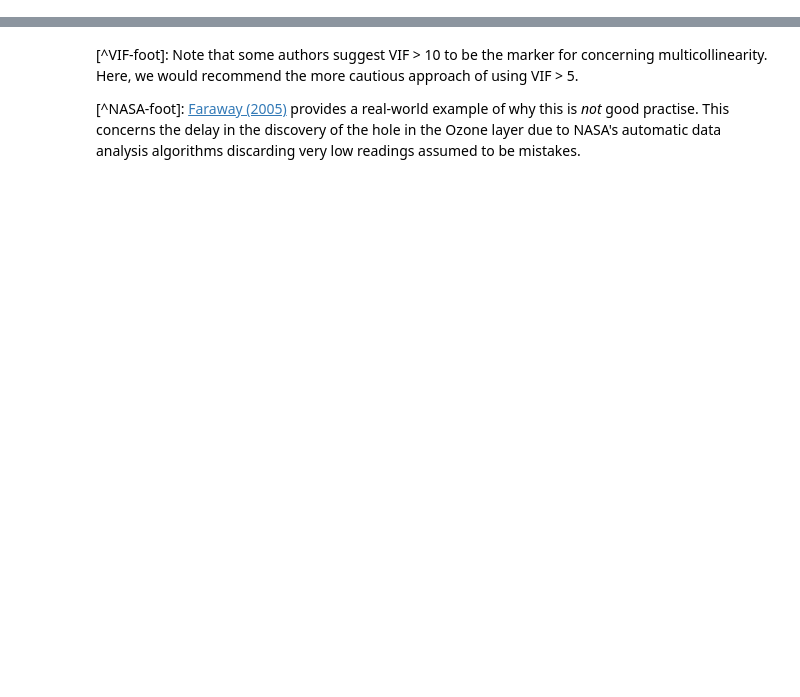
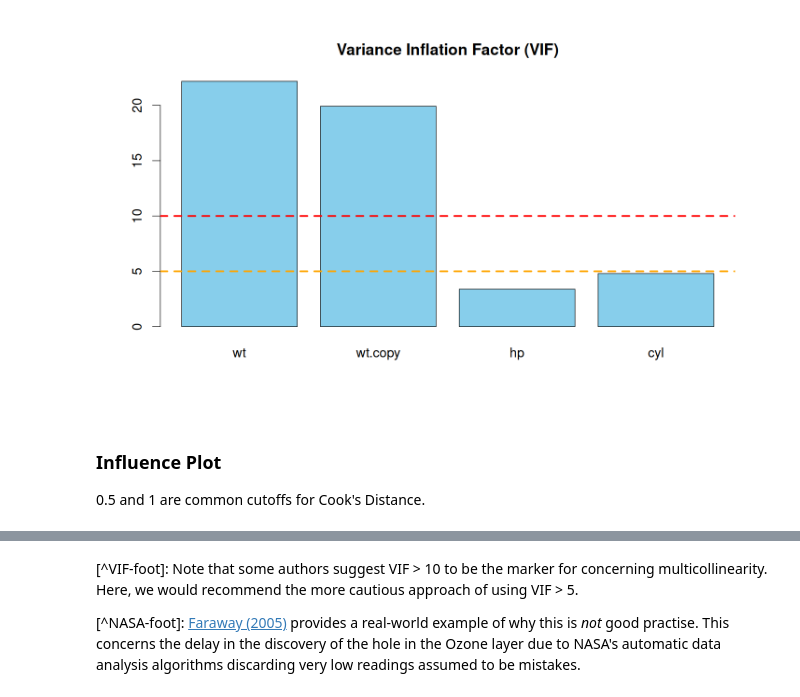
Before and after one commit to PCHN63101-Advanced-Data-Skills/Assumptions-Diagnostics-Transforms, a Jupyter notebook: 4.diagnostic-plots.ipynb, the cells around one changed output, grey strips where cells are left out. Drawn from its saved outputs; the diff is of its cells as text; code cells hidden in the pictures; blank space fills up the shorter version.

```diff
--- a/4.diagnostic-plots.ipynb
+++ b/4.diagnostic-plots.ipynb
@@ -71,0 +72,18 @@ it is *not* technically correct to assume the same for the *errors*. This is bec
+# %%
+set.seed(666)
+data(mtcars)
+wt           <- mtcars$wt
+wt.copy      <- wt + rnorm(n=length(wt), mean=0, sd=0.2)
+mod.multicol <- lm(mpg ~ wt + wt.copy + hp + cyl, data=mtcars)
+vif.values   <- vif(mod.multicol)
+
+par(cex=1.4)
+barplot(vif.values, main = "Variance Inflation Factor (VIF)", col = "skyblue")
+abline(h=5,  col="orange", lty=2, lwd=3)
+abline(h=10, col="red",    lty=2, lwd=3)
+# %% [output]
+[figure, added]
+# %% [markdown]
+### Influence Plot
+
+0.5 and 1 are common cutoffs for Cook's Distance.
```
Also changed, not shown: parts of 22 cells of this notebook, 52 other files.
